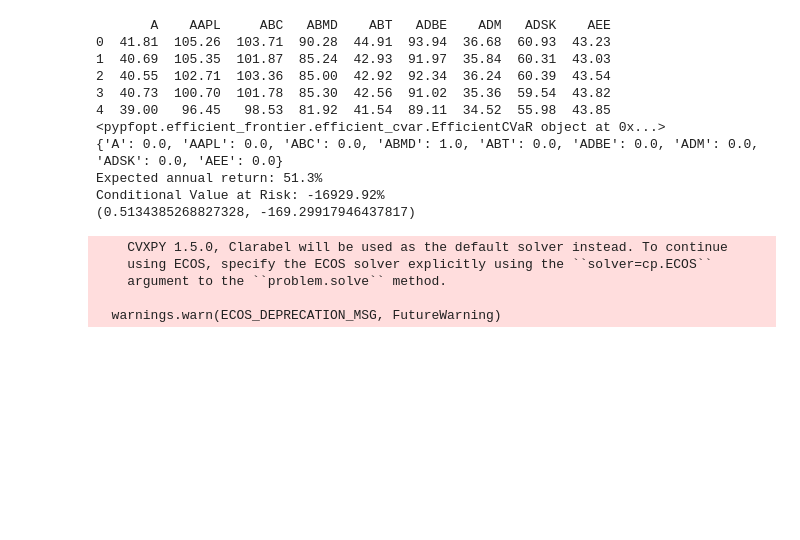
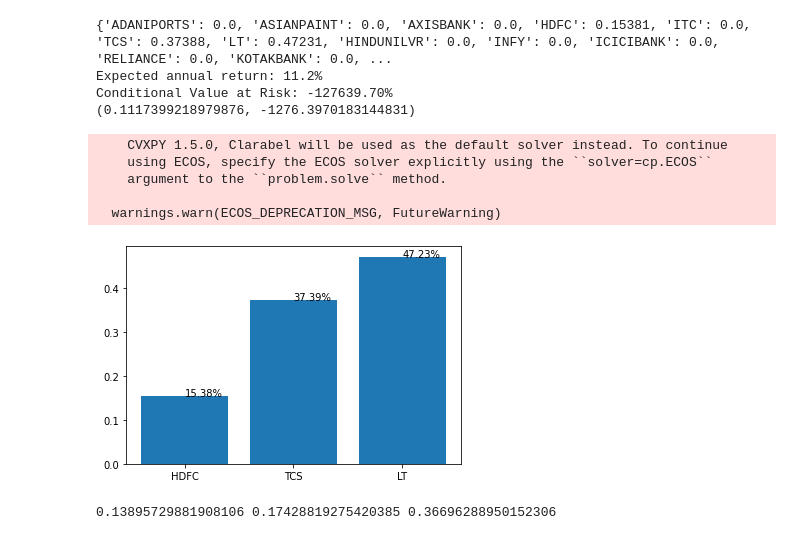
Before and after one commit to Aditya-debug15/Optimial-Portfolio, a Jupyter notebook: realData/cvarOPt.ipynb, the cells around one changed output. Cells and saved outputs as stored; diff of their text form; code cells hidden in the pictures; blank space fills up the shorter version.

```diff
--- a/realData/cvarOPt.ipynb
+++ b/realData/cvarOPt.ipynb
@@ -8,10 +8,14 @@ from functools import reduce
 pd.set_option('display.max_columns', None)
 pd.set_option('display.max_rows', None)
 
-portfolio = pd.read_csv("data.csv")
-# take only first 10 columns
-portfolio = portfolio.iloc[:, 1:10]
-print(portfolio.head())
+portfolio = pd.read_csv("stockDataUS.csv")
+
+portfolio = portfolio.iloc[1:506]
+# drop first column
+portfolio = portfolio.drop(portfolio.columns[0], axis=1)
+
+# # take only first 10 columns
+# portfolio = portfolio.iloc[:, 1:10]
 
 from pypfopt.expected_returns import mean_historical_return
 from pypfopt.risk_models import CovarianceShrinkage
@@ -28,19 +32,40 @@ print(dict(cleaned_weights))
 
 print(ef_cvar.portfolio_performance(verbose=True))
 # %% [output]
-       A    AAPL     ABC   ABMD    ABT   ADBE    ADM   ADSK    AEE
-0  41.81  105.26  103.71  90.28  44.91  93.94  36.68  60.93  43.23
-1  40.69  105.35  101.87  85.24  42.93  91.97  35.84  60.31  43.03
-2  40.55  102.71  103.36  85.00  42.92  92.34  36.24  60.39  43.54
-3  40.73  100.70  101.78  85.30  42.56  91.02  35.36  59.54  43.82
-4  39.00   96.45   98.53  81.92  41.54  89.11  34.52  55.98  43.85
-<pypfopt.efficient_frontier.efficient_cvar.EfficientCVaR object at 0x...>
-{'A': 0.0, 'AAPL': 0.0, 'ABC': 0.0, 'ABMD': 1.0, 'ABT': 0.0, 'ADBE': 0.0, 'ADM': 0.0, 'ADSK': 0.0, 'AEE': 0.0}
-Expected annual return: 51.3%
-Conditional Value at Risk: -16929.92%
-(0.5134385268827328, -169.29917946437817)
+{'ADANIPORTS': 0.0, 'ASIANPAINT': 0.0, 'AXISBANK': 0.0, 'HDFC': 0.15381, 'ITC': 0.0, 'TCS': 0.37388, 'LT': 0.47231, 'HINDUNILVR': 0.0, 'INFY': 0.0, 'ICICIBANK': 0.0, 'RELIANCE': 0.0, 'KOTAKBANK': 0.0, ...
+Expected annual return: 11.2%
+Conditional Value at Risk: -127639.70%
+(0.1117399218979876, -1276.3970183144831)
     CVXPY 1.5.0, Clarabel will be used as the default solver instead. To continue
     using ECOS, specify the ECOS solver explicitly using the ``solver=cp.ECOS``
     argument to the ``problem.solve`` method.
 
   warnings.warn(ECOS_DEPRECATION_MSG, FutureWarning)
+# %%
+# make a bar chart of the weights
+import matplotlib.pyplot as plt
+# ignore the weights that are 0
+weights = {k: v for k, v in cleaned_weights.items() if v > 0}
+# show the percentage of the portfolio on top of the bars
+for i in weights:
+    plt.text(i, weights[i], f"{weights[i]*100:.2f}%")
+plt.bar(weights.keys(), weights.values())
+plt.show()
+# %% [output]
+[figure, added]
+# %%
+# on the above weights we can find the expected return and the volatility
+# then we can find the sharpe ratio
+import numpy as np
+weights = list(cleaned_weights.values())
+weights = np.array(weights)
+risk_free_rate = 0.075
+returns = portfolio.pct_change().dropna()
+cov_matrix = returns.cov()
+portfolio_return = np.sum(returns.mean() * weights) * 252
+portfolio_std_dev = np.sqrt(np.dot(weights.T, np.dot(cov_matrix, weights))) * np.sqrt(252)
+sharpe_ratio = (portfolio_return - risk_free_rate) / portfolio_std_dev
+
+print(portfolio_return, portfolio_std_dev, sharpe_ratio)
+# %% [output]
+0.13895729881908106 0.17428819275420385 0.36696288950152306
```
Also changed, not shown: parts of 1 cell of this notebook, 25 other files.
